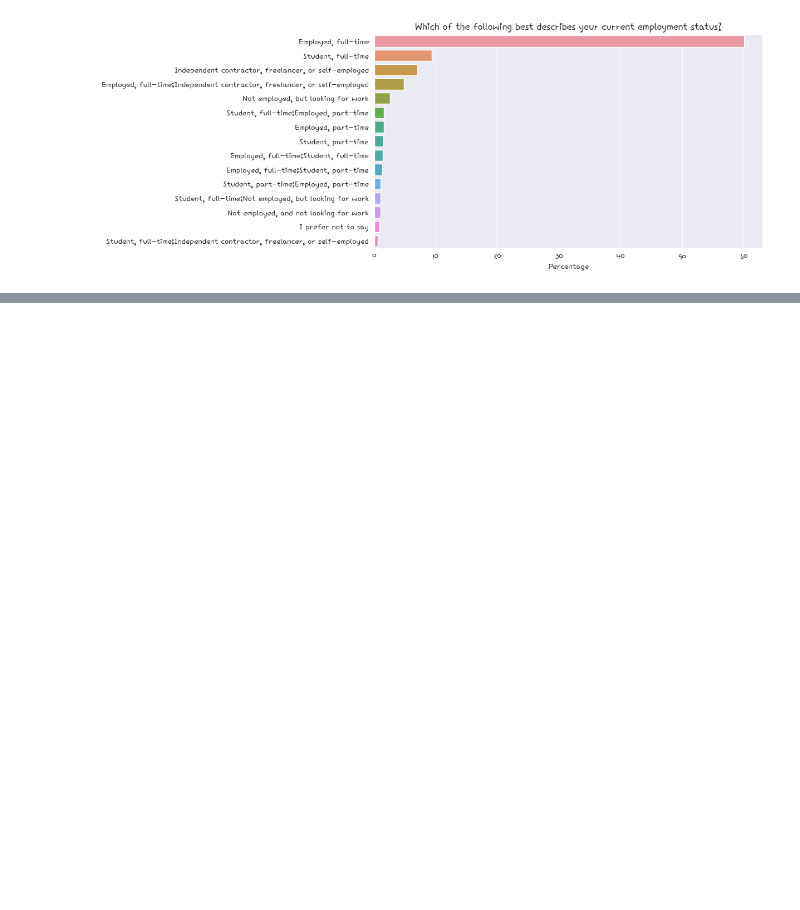
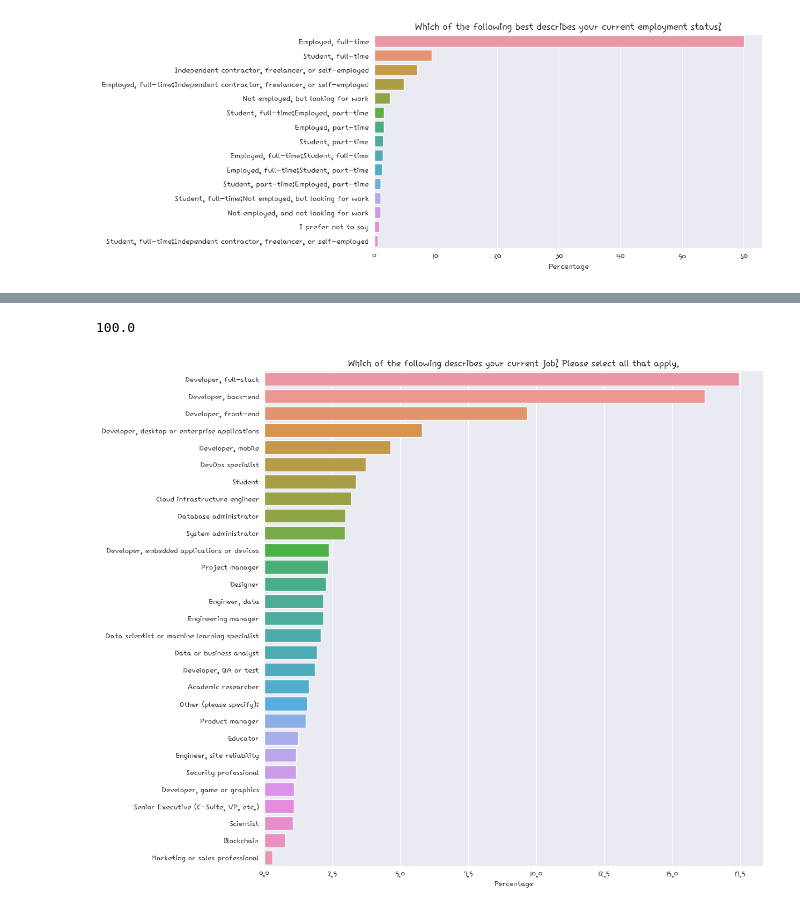
Before and after one commit to yuurinn9/pythonbasic, a Jupyter notebook: 21stack overflow Annual Deverope Survey.ipynb, the cells around one changed output, grey strips where cells are left out. Cells and saved outputs as stored; diff of their text form; code cells hidden in the pictures; blank space fills up the shorter version.

```diff
--- a/21stack overflow Annual Deverope Survey.ipynb
+++ b/21stack overflow Annual Deverope Survey.ipynb
@@ -596,0 +658,16 @@ plt.show()
+# %%
+def split_multicolumn(Series):
+    df = pd.DataFrame(False, columns = (Series.dropna().str.split(';').str[0].unique()), index = Series.index)
+    # for idx, rep in Series[Series.notnull()].str.split(';').items:
+    #     for one in rep:
+    #         df.at[idx, one.strip()] = True
+    for idx, rep in Series.str.split(';').items():
+        # NaN이 아닌 값을 분기
+        if isinstance(rep, list):
+            for one in rep:
+                df.at[idx, one.strip()] = True
+        else :
+            pass
+    return df
+dev_type_df = split_multicolumn(survey_df['DevType'])
+dev_type_df
@@ -596,0 +753,3 @@ plt.show()
+# %%
+devtype_percentage = round(dev_type_df.sum().sort_values(ascending=False) / dev_type_df.sum().sum() * 100, 10)
+devtype_percentage
@@ -596,0 +774,12 @@ plt.show()
+# %%
+devtype_percentage.sum()
+# %% [output]
+100.0
+# %%
+plt.figure(figsize=(12, 12))
+plt.title(schema_raw["DevType"])
+sns.barplot(x = devtype_percentage , y = devtype_percentage.index )
+plt.xlabel("Percentage")
+plt.show()
+# %% [output]
+[figure, added]
```
Also changed, not shown: parts of 31 cells of this notebook, 4 other files.
